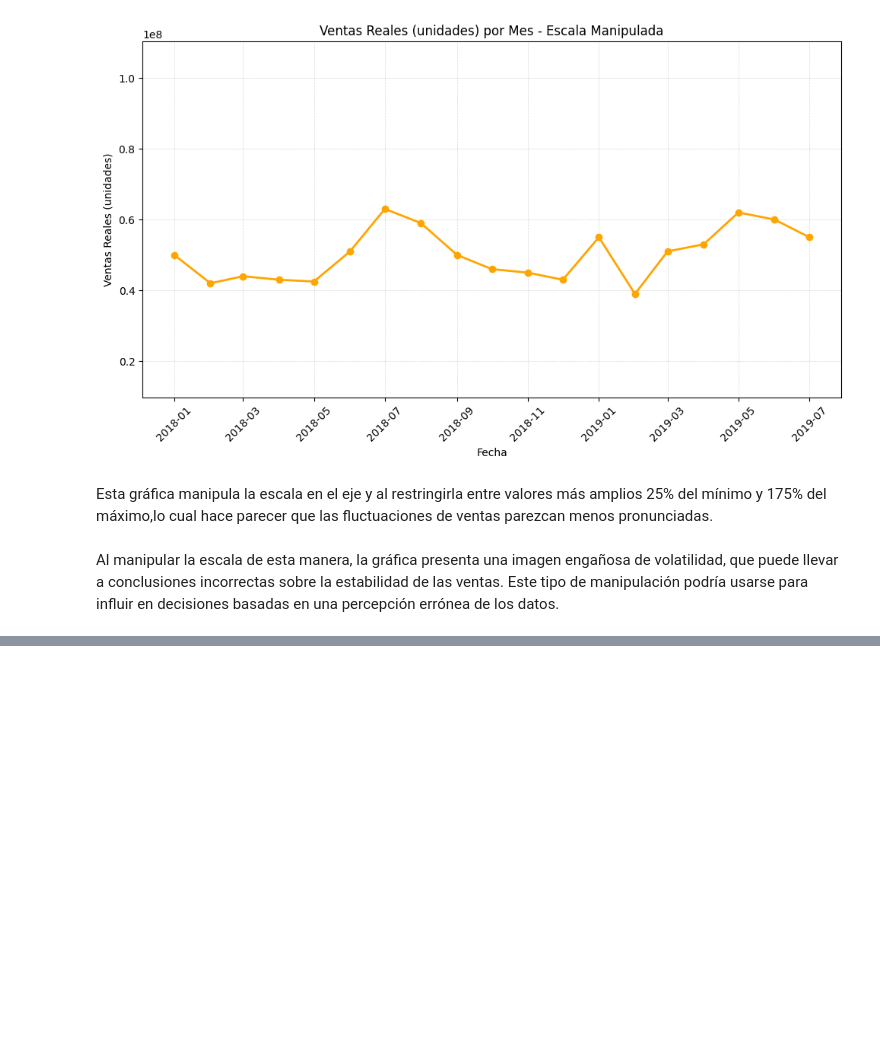
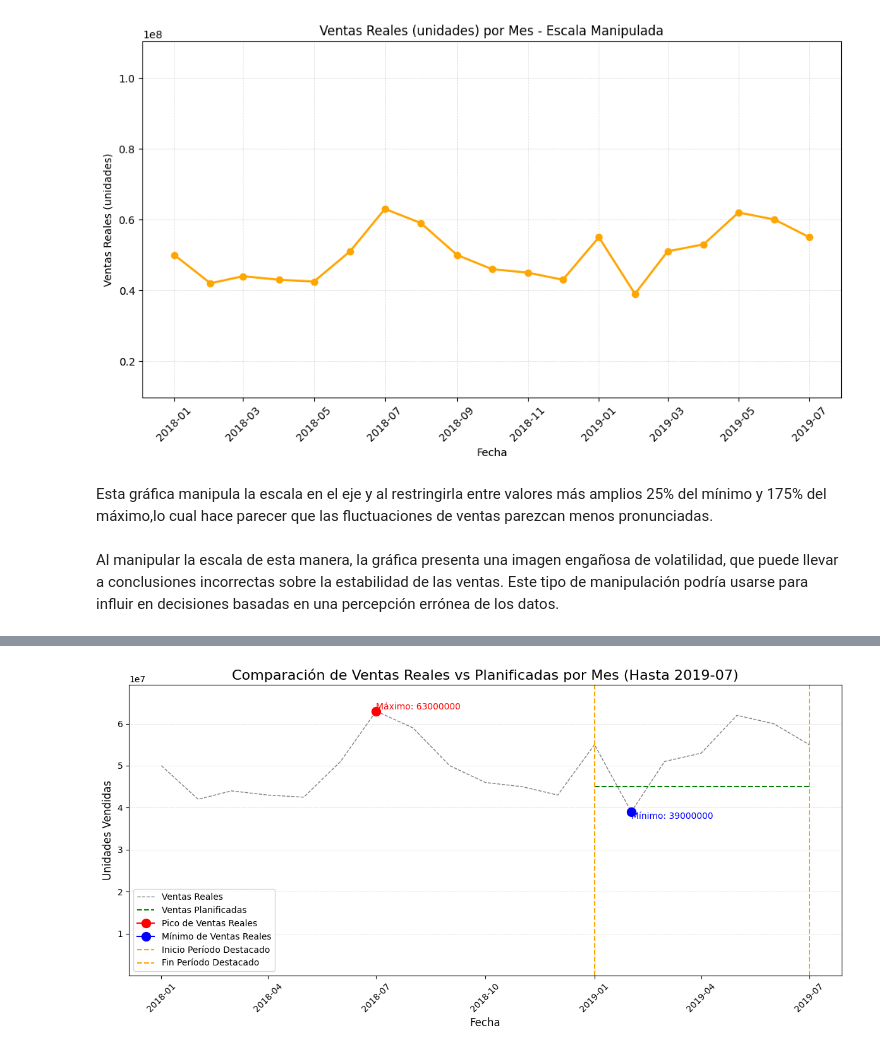
Before and after one commit to mvrcentes/Data_Science_2024, a Jupyter notebook: lab-9.ipynb, the cells around one changed output, grey strips where cells are left out. Drawn from its saved outputs; the diff is of its cells as text; code cells hidden in the pictures; blank space fills up the shorter version.

```diff
--- a/lab-9.ipynb
+++ b/lab-9.ipynb
@@ -329,0 +387,13 @@ Al manipular la escala de esta manera, la gráfica presenta una imagen engañosa
+# %%
+# Revisar y limpiar el dataset asegurando que no haya valores NaN o valores no numéricos en las columnas clave
+
+# Confirmar que "Ventas Reales (unidades)" es numérico y eliminar cualquier valor que no se pueda convertir
+sales_data["Ventas Reales (unidades)"] = pd.to_numeric(sales_data["Ventas Reales (unidades)"], errors='coerce')
+sales_data = sales_data.dropna(subset=["Ventas Reales (unidades)"])  # Eliminar cualquier NaN en la columna de ventas
+
+# Asegurarse de que "Fecha" esté en formato datetime, eliminando cualquier fecha inválida
+sales_data["Fecha"] = pd.to_datetime(sales_data["Fecha"], errors='coerce')
+sales_data = sales_data.dropna(subset=["Fecha"])  # Eliminar cualquier NaT en la columna de fecha
+
+# Verificar nuevamente el estado del dataframe para confirmar la limpieza
+sales_data.info()
@@ -329,0 +413,56 @@ Al manipular la escala de esta manera, la gráfica presenta una imagen engañosa
+# %%
+# Filtrar los datos hasta julio de 2019
+filtered_sales_data = sales_data[sales_data["Fecha"] <= pd.to_datetime("2019-07-01")]
+# %%
+# Importar mdates para el manejo de fechas en el eje x
+import matplotlib.dates as mdates
+
+# Intentar nuevamente la visualización con los datos filtrados y el eje x configurado correctamente
+
+plt.figure(figsize=(12, 6))
+
+# Graficar ventas reales
+plt.plot(filtered_sales_data["Fecha"], filtered_sales_data["Ventas Reales (unidades)"], color='gray', linewidth=1, linestyle='--', label="Ventas Reales")
+
+# Graficar ventas planificadas
+plt.plot(filtered_sales_data["Fecha"], filtered_sales_data["Ventas planificadas (unidades)"], color='green', linewidth=1.5, linestyle='--', label="Ventas Planificadas")
+
+# Resaltar el punto de mayor y menor venta de las ventas reales
+max_value = filtered_sales_data["Ventas Reales (unidades)"].max()
+min_value = filtered_sales_data["Ventas Reales (unidades)"].min()
+max_date = filtered_sales_data["Fecha"][filtered_sales_data["Ventas Reales (unidades)"].idxmax()]
+min_date = filtered_sales_data["Fecha"][filtered_sales_data["Ventas Reales (unidades)"].idxmin()]
+
+# Usar color rojo para el valor máximo y azul para el valor mínimo, y añadir etiquetas
+plt.plot(max_date, max_value, marker='o', color='red', markersize=10, label="Pico de Ventas Reales")
+plt.text(max_date, max_value, f'Máximo: {max_value:.0f}', color='red', ha='left', va='bottom', fontsize=10)
+
+plt.plot(min_date, min_value, marker='o', color='blue', markersize=10, label="Mínimo de Ventas Reales")
+plt.text(min_date, min_value, f'Mínimo: {min_value:.0f}', color='blue', ha='left', va='top', fontsize=10)
+
+# Agregar una barra vertical en las fechas de inicio y fin del período destacado
+plt.axvline(pd.to_datetime('2019-01-01'), color='orange', linestyle='--', linewidth=1.5, label="Inicio Período Destacado")
+plt.axvline(pd.to_datetime('2019-07-01'), color='orange', linestyle='--', linewidth=1.5, label="Fin Período Destacado")
+
+# Ajustar el rango del eje y para comenzar en 1
+plt.ylim(1, filtered_sales_data["Ventas Reales (unidades)"].max() * 1.1)
+
+# Ajustar los ticks del eje x para mostrar fechas completas, similar al ejemplo compartido
+plt.gca().xaxis.set_major_locator(mdates.MonthLocator(bymonth=(1, 4, 7, 10)))  # Etiquetas cada tres meses
+plt.gca().xaxis.set_major_formatter(mdates.DateFormatter('%Y-%m'))
+
+# Títulos y etiquetas
+plt.title("Comparación de Ventas Reales vs Planificadas por Mes (Hasta 2019-07)", fontsize=16)
+plt.xlabel("Fecha", fontsize=12)
+plt.ylabel("Unidades Vendidas", fontsize=12)
+plt.xticks(rotation=45)
+plt.legend()
+
+# Cuadrícula para facilitar la comparación
+plt.grid(axis='y', linestyle='--', linewidth=0.5, alpha=0.5)
+
+# Mostrar la visualización comparativa con los datos filtrados
+plt.tight_layout()
+plt.show()
+# %% [output]
+[figure, added]
```
Also changed, not shown: parts of 10 cells of this notebook, 2 other files.
